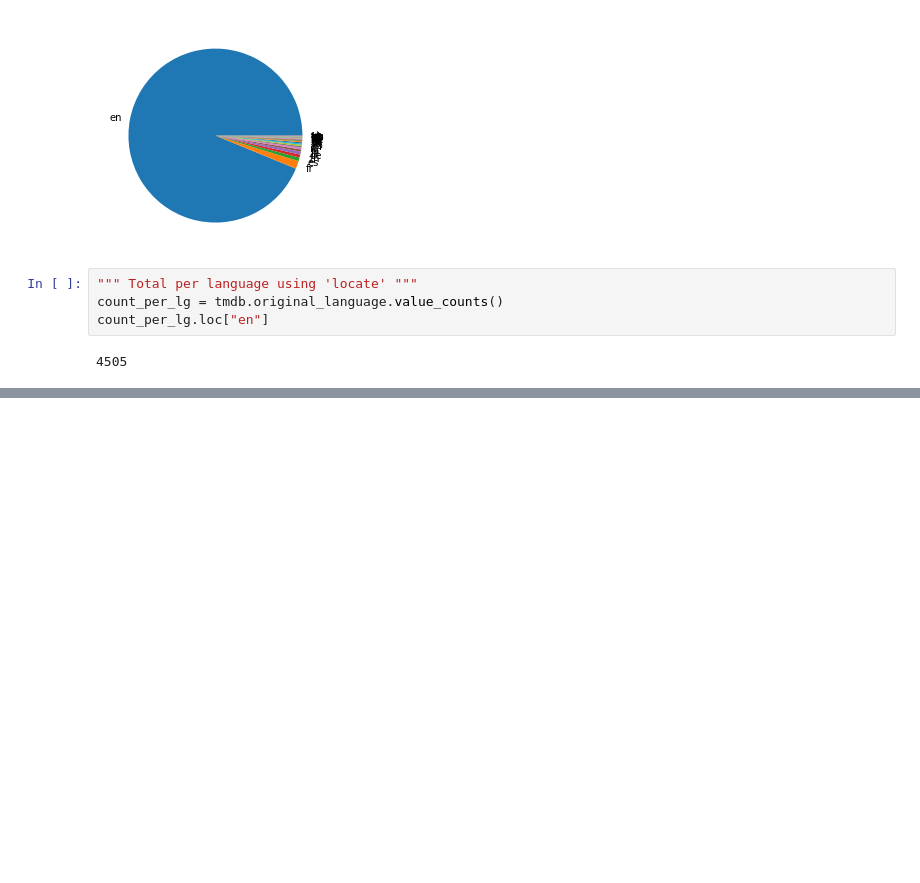
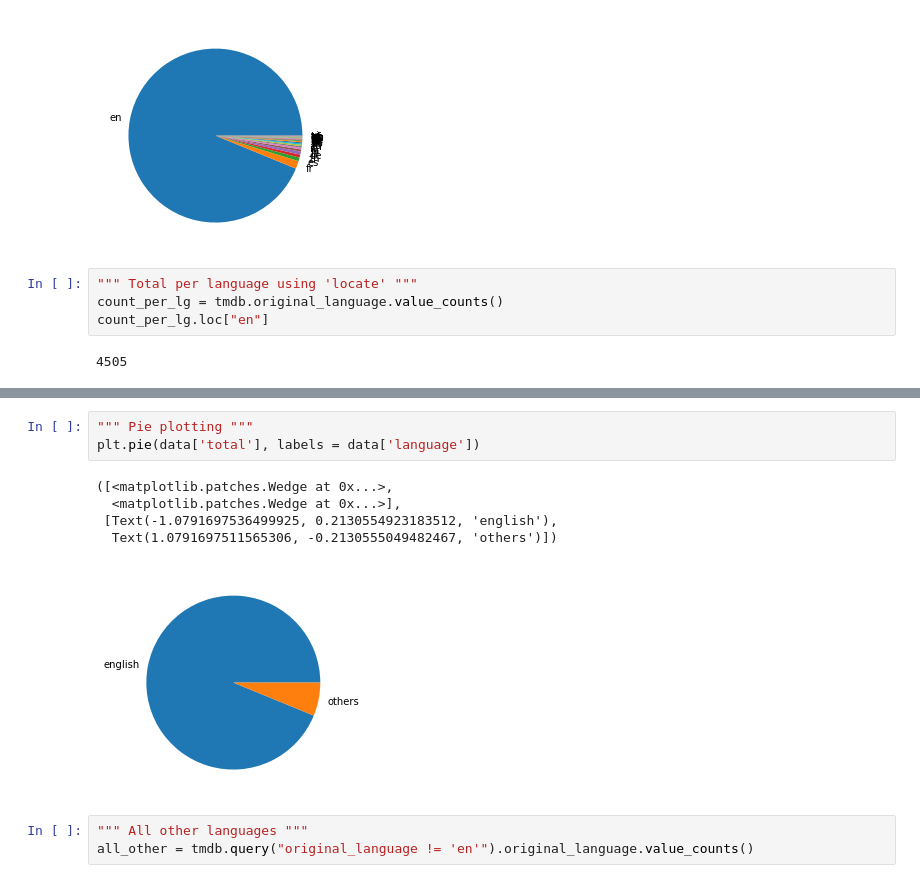
Before and after one commit to JuniorGunner/DataScience, a Jupyter notebook: Intro/DataScienceIntro_TMDB.ipynb, the cells around one changed output, grey strips where cells are left out. Saved outputs shown, nothing was run; the diff lists cells and outputs as text; blank space fills up the shorter version.

```diff
--- a/Intro/DataScienceIntro_TMDB.ipynb
+++ b/Intro/DataScienceIntro_TMDB.ipynb
@@ -145,0 +165,12 @@ print(english_total, rest_total)
+# %%
+""" Pie plotting """
+plt.pie(data['total'], labels = data['language'])
+# %% [output]
+([<matplotlib.patches.Wedge at 0x...>,
+  <matplotlib.patches.Wedge at 0x...>],
+ [Text(-1.0791697536499925, 0.2130554923183512, 'english'),
+  Text(1.0791697511565306, -0.2130555049482467, 'others')])
+[figure, added]
+# %%
+""" All other languages """
+all_other = tmdb.query("original_language != 'en'").original_language.value_counts()
```
Also changed, not shown: parts of 10 cells of this notebook.
